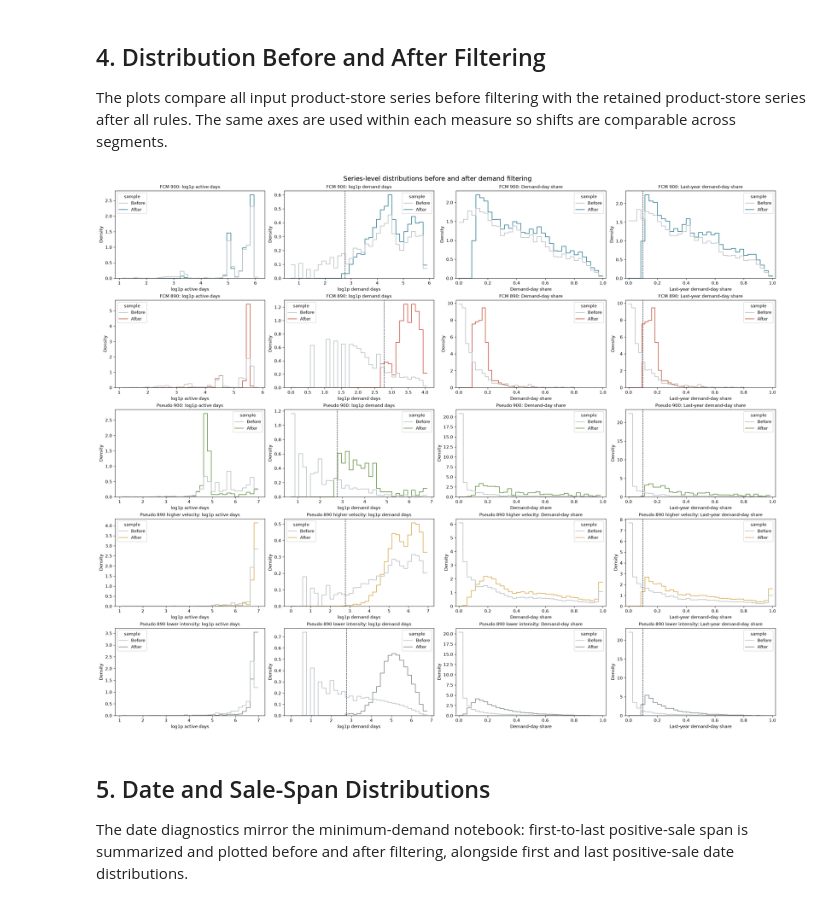
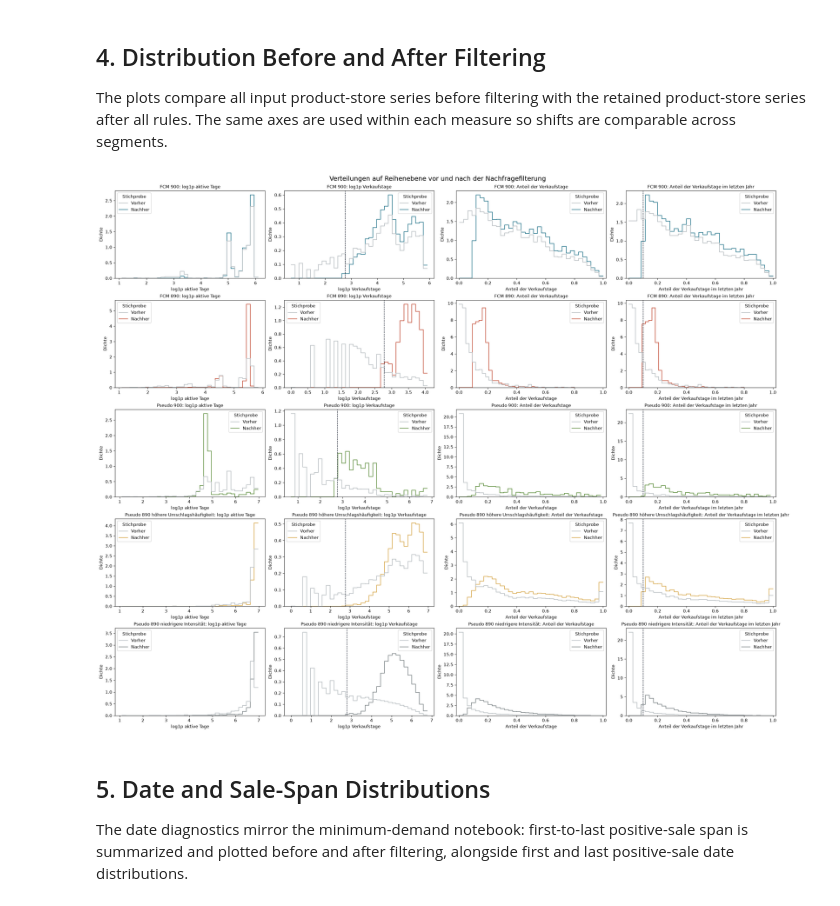
Before and after one commit to vlkkvl/transaktionen_bedientheke, a Jupyter notebook: notebooks/00_data_cleaning/00_03_demand_filter.ipynb, the cells around one changed output. Drawn from its saved outputs; the diff is of its cells as text; code cells hidden in the pictures.

```diff
--- a/notebooks/00_data_cleaning/00_03_demand_filter.ipynb
+++ b/notebooks/00_data_cleaning/00_03_demand_filter.ipynb
@@ -371,57 +378,58 @@ display(retention_by_segment.style.format({"series": "{:,.0f}", "demand_kg": "{:
 The plots compare all input product-store series before filtering with the retained product-store series after all rules. The same axes are used within each measure so shifts are comparable across segments.
 # %%
 plot_metrics = series_metrics.copy()
-plot_metrics["sample"] = np.where(plot_metrics["retained"], "After", "Before")
+plot_metrics["sample"] = np.where(plot_metrics["retained"], "Nachher", "Vorher")
 before_plot = plot_metrics.copy()
-before_plot["sample"] = "Before"
+before_plot["sample"] = "Vorher"
 after_plot = plot_metrics[plot_metrics["retained"]].copy()
-after_plot["sample"] = "After"
+after_plot["sample"] = "Nachher"
 distribution_plot = pd.concat([before_plot, after_plot], ignore_index=True)
+distribution_plot["Stichprobe"] = distribution_plot["sample"]
 
 measures = [
-    ("active_days", "log1p active days"),
-    ("demand_days", "log1p demand days"),
-    ("demand_day_ratio", "Demand-day share"),
-    ("last_year_demand_day_ratio", "Last-year demand-day share"),
+    ("active_days", "log1p aktive Tage"),
+    ("demand_days", "log1p Verkaufstage"),
+    ("demand_day_ratio", "Anteil der Verkaufstage"),
+    ("last_year_demand_day_ratio", "Anteil der Verkaufstage im letzten Jahr"),
 ]
 fig, axes = plt.subplots(len(ANALYSIS_GROUP_ORDER), len(measures), figsize=(22, 18), constrained_layout=True)
 for row_index, group_name in enumerate(ANALYSIS_GROUP_ORDER):
     group_values = distribution_plot[distribution_plot["analysis_group"] == group_name].copy()
     for col_index, (measure, label) in enumerate(measures):
         ax = axes[row_index, col_index]
         values = group_values.copy()
         plot_measure = measure
         if measure in {"active_days", "demand_days"}:
             plot_measure = f"log_{measure}"
             values[plot_measure] = np.log1p(values[measure])
         sns.histplot(
             data=values,
             x=plot_measure,
-            hue="sample",
-            hue_order=["Before", "After"],
+            hue="Stichprobe",
+            hue_order=["Vorher", "Nachher"],
             stat="density",
             common_norm=False,
             bins=35,
             element="step",
             fill=False,
             linewidth=1.4,
-            palette={"Before": "#b8bec2", "After": GROUP_COLORS[group_name]},
+            palette={"Vorher": "#b8bec2", "Nachher": GROUP_COLORS[group_name]},
             ax=ax,
         )
         if measure == "demand_days":
             ax.axvline(np.log1p(MIN_DEMAND_DAYS), color="#111827", linestyle="--", linewidth=1)
         if measure == "last_year_demand_day_ratio":
             ax.axvline(MIN_LAST_YEAR_DEMAND_ACTIVE_DAY_SHARE, color="#111827", linestyle="--", linewidth=1)
             ax.set_xlim(-0.02, 1.02)
         if measure == "demand_day_ratio":
             ax.set_xlim(-0.02, 1.02)
-        ax.set_title(f"{group_name}: {label}", fontsize=10)
+        ax.set_title(f"{ANALYSIS_GROUP_LABELS[group_name]}: {label}", fontsize=10)
         ax.set_xlabel(label)
-        ax.set_ylabel("Density")
-fig.suptitle("Series-level distributions before and after demand filtering", fontsize=15)
+        ax.set_ylabel("Dichte")
+fig.suptitle("Verteilungen auf Reihenebene vor und nach der Nachfragefilterung", fontsize=15)
 display_figure(fig)
 # %% [output]
-[figure, old version]
+[figure, new version]
 # %% [markdown]
 ## 5. Date and Sale-Span Distributions
 
```
Also changed, not shown: parts of 2 cells of this notebook, 16 other files.
